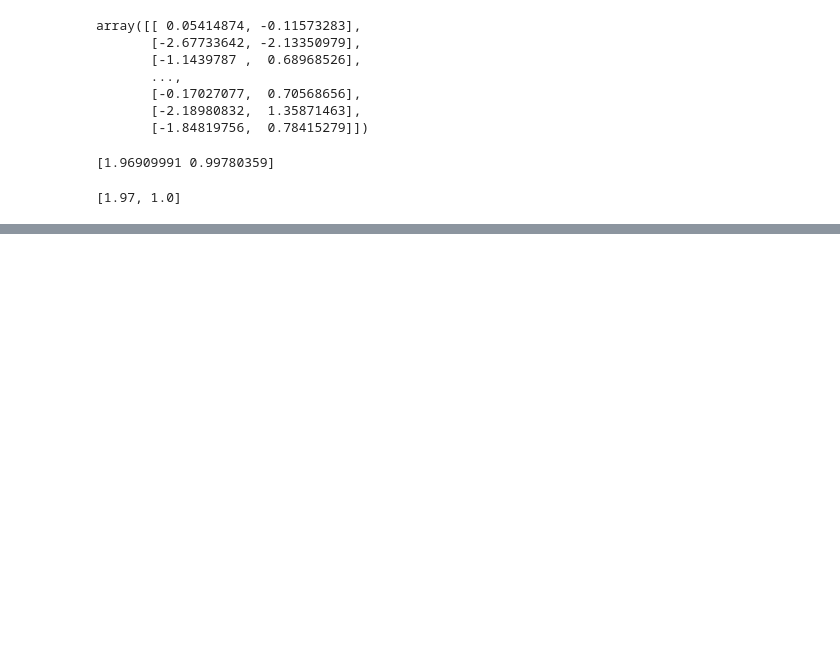
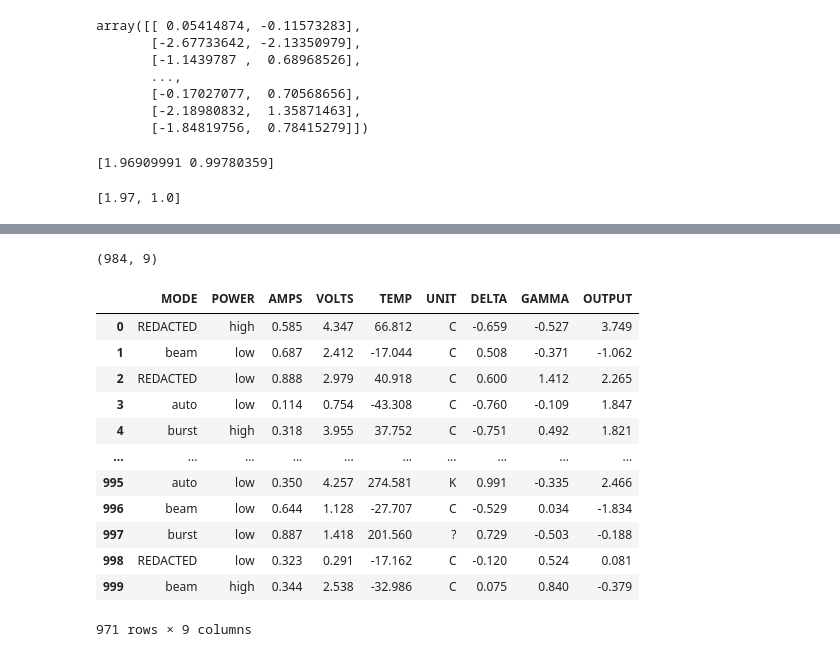
Before and after one commit to Antony-gitau/Cloudflight_Coding_Contest, a Jupyter notebook: Cloudflight_code_contest.ipynb, the cells around one changed output, grey strips where cells are left out. Saved outputs shown, nothing was run; the diff lists cells and outputs as text; code cells hidden in the pictures; blank space fills up the shorter version.

Commit message:
level 2 and 3 completed

```diff
--- a/Cloudflight_code_contest.ipynb
+++ b/Cloudflight_code_contest.ipynb
@@ -93,0 +187,4 @@ level one done 🦾! On to level two!
+# %%
+#we've dropped the null values and confirmed that the operation was successful.
+clean_traindata = train_data.dropna()
+clean_traindata.isnull().sum()
@@ -93,0 +202,34 @@ level one done 🦾! On to level two!
+# %%
+# we have 984 rows in the new train data which means the 16 rows that did not have an output value have been removed
+clean_traindata.shape
+# %% [output]
+(984, 9)
+# %%
+# we now remove anomalies as guided by level 3 pdf
+def remove_outliers(data):
+    clean_traindata = data
+
+    clean_traindata = clean_traindata[(clean_traindata['AMPS'] >= 0) & (clean_traindata['AMPS'] <= 1)]
+    clean_traindata = clean_traindata[(clean_traindata['VOLTS'] >= 0.02) & (clean_traindata['VOLTS'] <= 8.7)]
+    clean_traindata = clean_traindata[(clean_traindata['TEMP'] >= -100) & (clean_traindata['TEMP'] <= 373.15)]
+    clean_traindata = clean_traindata[(clean_traindata['DELTA'] >= -1) & (clean_traindata['DELTA'] <= 1)]
+    clean_traindata = clean_traindata[(clean_traindata['GAMMA'] >= -2) & (clean_traindata['GAMMA'] <= 2)]
+    clean_traindata = clean_traindata[(clean_traindata['OUTPUT'] >= -8.4) & (clean_traindata['OUTPUT'] <= 9.3)]
+
+    return clean_traindata
+# %%
+remove_outliers(clean_traindata)
+# %% [output]
+|  | MODE | POWER | AMPS | VOLTS | TEMP | UNIT | DELTA | GAMMA | OUTPUT |
+| 0 | REDACTED | high | 0.585 | 4.347 | 66.812 | C | -0.659 | -0.527 | 3.749 |
+| 1 | beam | low | 0.687 | 2.412 | -17.044 | C | 0.508 | -0.371 | -1.062 |
+| 2 | REDACTED | low | 0.888 | 2.979 | 40.918 | C | 0.600 | 1.412 | 2.265 |
+| 3 | auto | low | 0.114 | 0.754 | -43.308 | C | -0.760 | -0.109 | 1.847 |
+| 4 | burst | high | 0.318 | 3.955 | 37.752 | C | -0.751 | 0.492 | 1.821 |
+| ... | ... | ... | ... | ... | ... | ... | ... | ... | ... |
+| 995 | auto | low | 0.350 | 4.257 | 274.581 | K | 0.991 | -0.335 | 2.466 |
+| 996 | beam | low | 0.644 | 1.128 | -27.707 | C | -0.529 | 0.034 | -1.834 |
+| 997 | burst | low | 0.887 | 1.418 | 201.560 | ? | 0.729 | -0.503 | -0.188 |
+| 998 | REDACTED | low | 0.323 | 0.291 | -17.162 | C | -0.120 | 0.524 | 0.081 |
+| 999 | beam | high | 0.344 | 2.538 | -32.986 | C | 0.075 | 0.840 | -0.379 |
+971 rows × 9 columns
```
Also changed, not shown: parts of 14 cells of this notebook.
